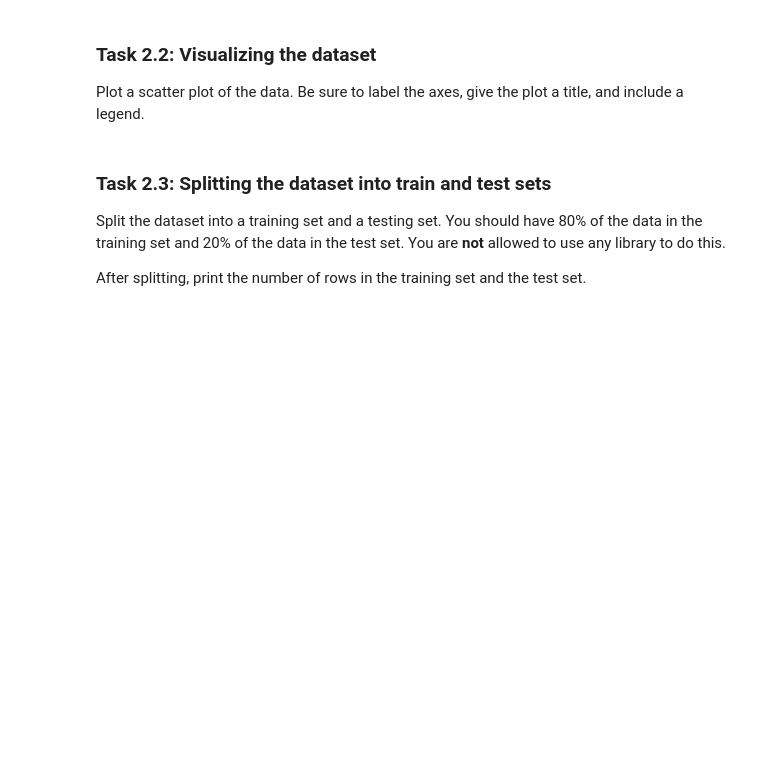
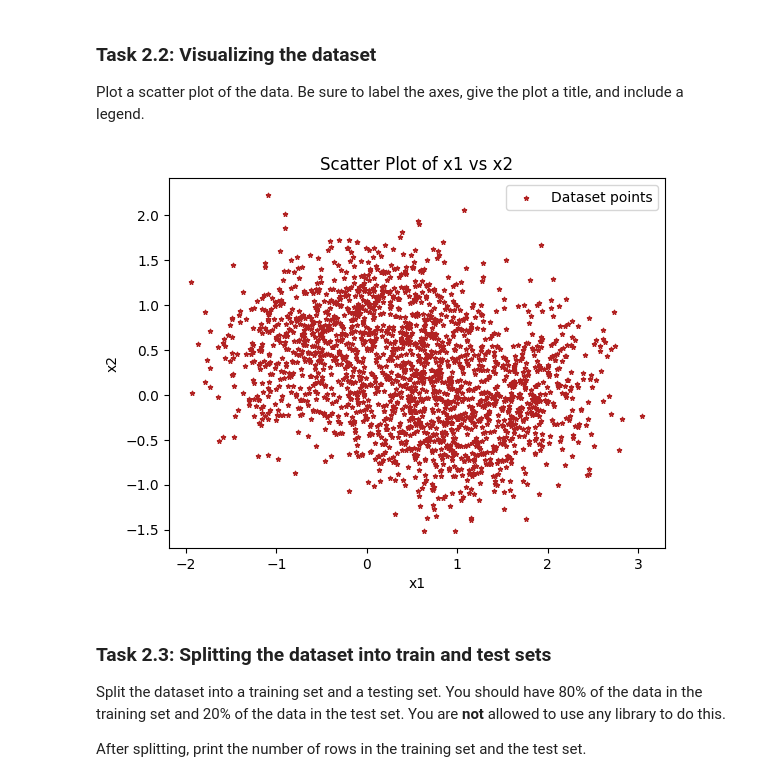
Before and after one commit to 27100340/ai-ml-pa2, a Jupyter notebook: Group(group_number)_S(section_number)_PA2.ipynb, the cells around one changed output. Saved outputs shown, nothing was run; the diff lists cells and outputs as text; code cells hidden in the pictures; blank space fills up the shorter version.

Commit message:
Kaggle Notebook | MAIN NTBK | main ntbk

```diff
--- a/Group(group_number)_S(section_number)_PA2.ipynb
+++ b/Group(group_number)_S(section_number)_PA2.ipynb
@@ -922,7 +878,9 @@ Read the dataset provided in the file `data.csv` using the pandas library.
 2. Print the first 5 rows of the dataset.
 # %%
 # TODO: Load the dataset from the csv file using pandas. The file is called 'data.csv'
-
+data = pd.read_csv('/kaggle/input/pa2-part2-ai/data.csv')
 # TODO: Print the shape of the data
-
+print(f"Shape of data: {data.shape}\n")
 # TODO: Print the first 5 rows of the data
+print("First 5 rows of the data:")
+print(data.head())
@@ -935,3 +901,19 @@ Plot a scatter plot of the data. Be sure to label the axes, give the plot a titl
+# %%
+# TODO: Visualize the data using a scatter plot. Be sure to include a legend
+ax = data.plot(kind='scatter', x='x1', y='x2', color='firebrick', label='Dataset points', s = 10, marker = '*')
+
+# Adding a title and axis labels
+ax.set_title('Scatter Plot of x1 vs x2')  # Title of the plot
+ax.set_xlabel('x1')  # Label for the x-axis
+ax.set_ylabel('x2')  # Label for the y-axis
+
+# Adding a legend
+ax.legend()
+
+# Show the plot
+plt.show()
+# %% [output]
+[figure, added]
 # %% [markdown]
 ### Task 2.3: Splitting the dataset into train and test sets
 
```
Also changed, not shown: parts of 11 cells of this notebook.
